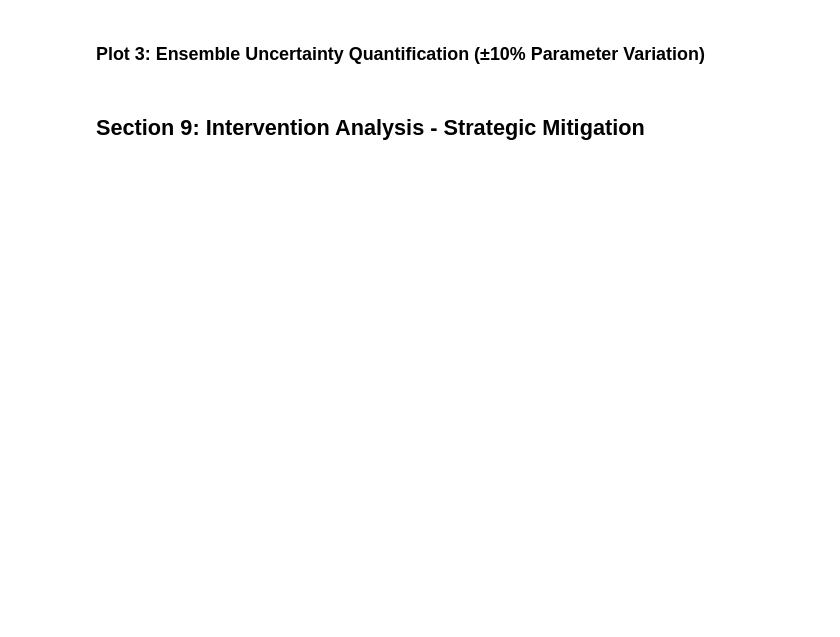
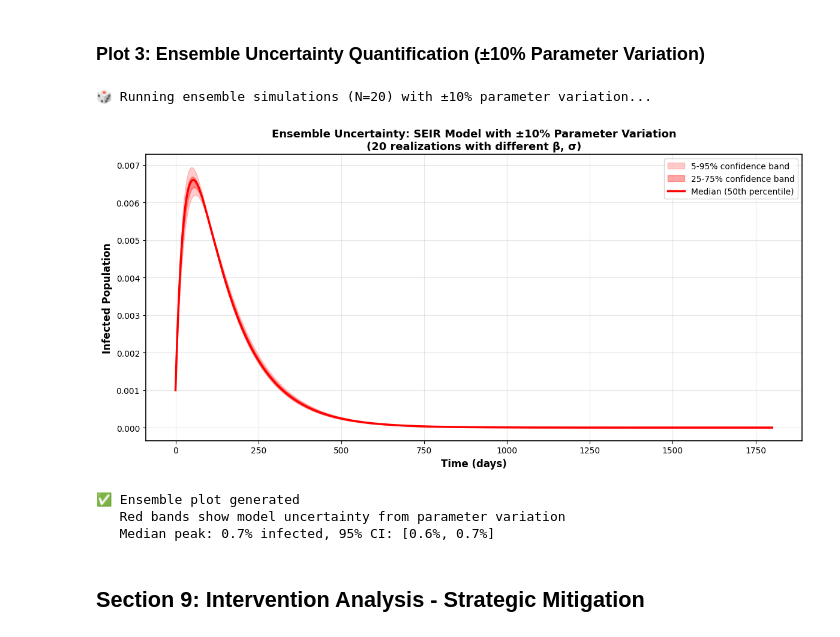
Before and after one commit to sanjaykshetri/misinformation-epidemic-model, a Jupyter notebook: notebooks/complete_project_walkthrough.ipynb, the cells around one changed output. Saved outputs shown, nothing was run; the diff lists cells and outputs as text; code cells hidden in the pictures; blank space fills up the shorter version.

```diff
--- a/notebooks/complete_project_walkthrough.ipynb
+++ b/notebooks/complete_project_walkthrough.ipynb
@@ -478,37 +513,42 @@ for i in range(20):
         sigma=np.clip(sigma_noisy, 0.01, 1.0),
         gamma=0.10,
         days=180,
-        population=10000,
-        I_init=10
+        initial_infected=0.001
     )
     ensemble_trajectories.append(ts['I'].values)
 
 ensemble_array = np.array(ensemble_trajectories)
 
 # Compute percentiles
 perc_5 = np.percentile(ensemble_array, 5, axis=0)
 perc_25 = np.percentile(ensemble_array, 25, axis=0)
 perc_50 = np.percentile(ensemble_array, 50, axis=0)  # Median
 perc_75 = np.percentile(ensemble_array, 75, axis=0)
 perc_95 = np.percentile(ensemble_array, 95, axis=0)
 
 time = np.arange(len(perc_50))
 
 fig, ax = plt.subplots(figsize=(12, 6))
 ax.fill_between(time, perc_5, perc_95, alpha=0.20, label='5-95% confidence band', color='red')
 ax.fill_between(time, perc_25, perc_75, alpha=0.35, label='25-75% confidence band', color='red')
 ax.plot(time, perc_50, 'r-', linewidth=2.5, label='Median (50th percentile)')
 ax.set_xlabel('Time (days)', fontsize=12, fontweight='bold')
 ax.set_ylabel('Infected Population', fontsize=12, fontweight='bold')
 ax.set_title('Ensemble Uncertainty: SEIR Model with ±10% Parameter Variation\n(20 realizations with different β, σ)', fontsize=13, fontweight='bold')
 ax.legend(loc='upper right', fontsize=10)
 ax.grid(True, alpha=0.3)
 plt.tight_layout()
 plt.show()
 
 print(f"\n✅ Ensemble plot generated")
 print(f"   Red bands show model uncertainty from parameter variation")
-print(f"   Median peak: {perc_50.max():.0f} infected, 95% CI: [{perc_5.max():.0f}, {perc_95.max():.0f}]")
+print(f"   Median peak: {100*perc_50.max():.1f}% infected, 95% CI: [{100*perc_5.max():.1f}%, {100*perc_95.max():.1f}%]")
+# %% [output]
+🎲 Running ensemble simulations (N=20) with ±10% parameter variation...
+[figure, added]
+✅ Ensemble plot generated
+   Red bands show model uncertainty from parameter variation
+   Median peak: 0.7% infected, 95% CI: [0.6%, 0.7%]
 # %% [markdown]
 ## Section 9: Intervention Analysis - Strategic Mitigation
 # %%
```
Also changed, not shown: parts of 10 cells of this notebook.
